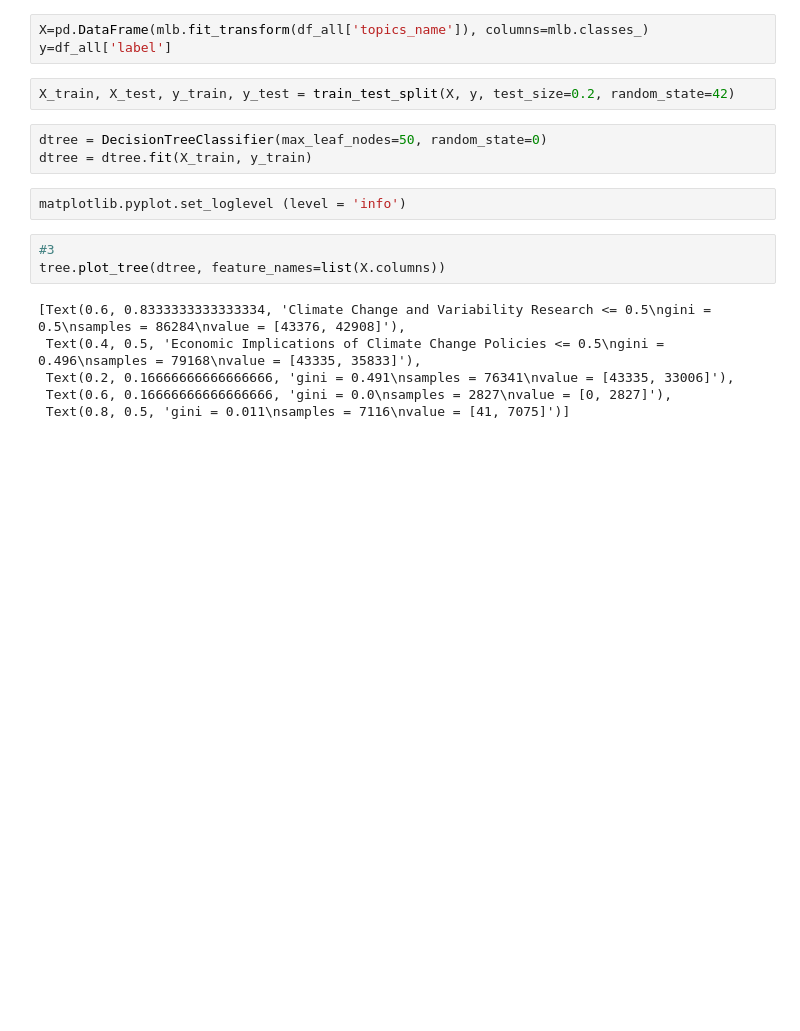
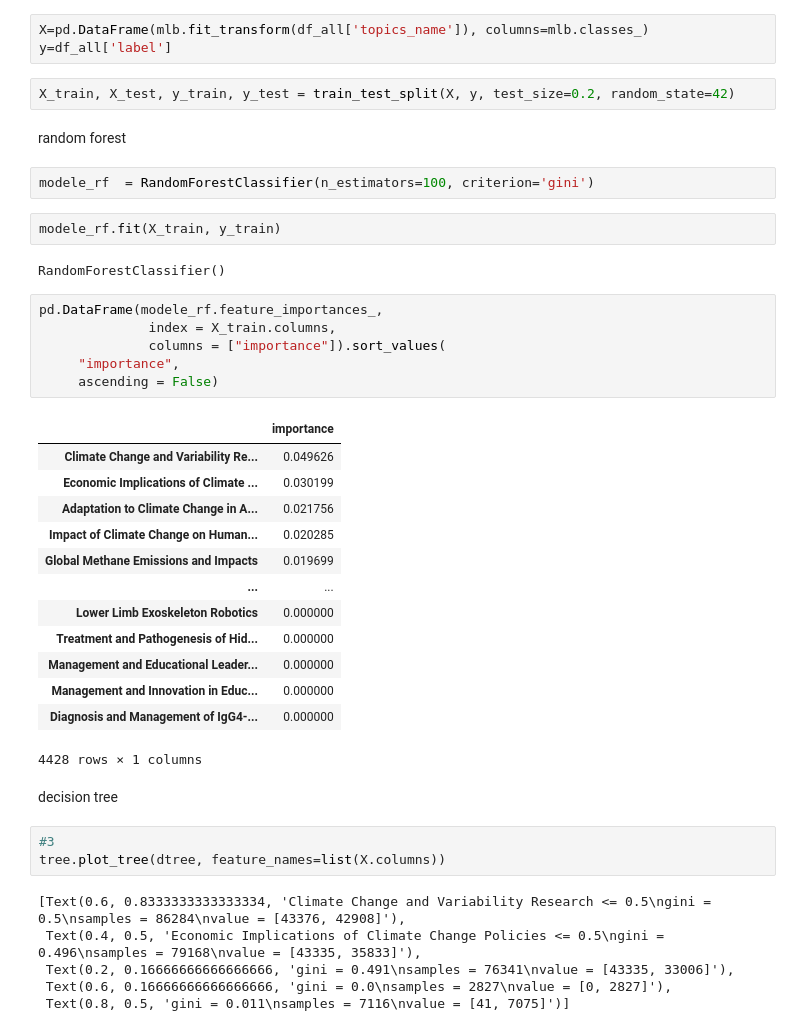
Before and after one commit to dataesr/teds, a Jupyter notebook: notebooks/IPCC_model.ipynb, the cells around one changed output. Saved outputs shown, nothing was run; the diff lists cells and outputs as text; blank space fills up the shorter version.

Commit message:
random forest

```diff
--- a/notebooks/IPCC_model.ipynb
+++ b/notebooks/IPCC_model.ipynb
@@ -154,11 +155,36 @@ X=pd.DataFrame(mlb.fit_transform(df_all['topics_name']), columns=mlb.classes_)
 y=df_all['label']
 # %%
 X_train, X_test, y_train, y_test = train_test_split(X, y, test_size=0.2, random_state=42)
-# %%
-dtree = DecisionTreeClassifier(max_leaf_nodes=50, random_state=0)
-dtree = dtree.fit(X_train, y_train)
-# %%
-matplotlib.pyplot.set_loglevel (level = 'info')
+# %% [markdown]
+random forest
+# %%
+modele_rf  = RandomForestClassifier(n_estimators=100, criterion='gini')
+# %%
+modele_rf.fit(X_train, y_train)
+# %% [output]
+RandomForestClassifier()
+# %%
+pd.DataFrame(modele_rf.feature_importances_,
+              index = X_train.columns,
+              columns = ["importance"]).sort_values(
+     "importance",
+     ascending = False)
+# %% [output]
+|  | importance |
+| Climate Change and Variability Re... | 0.049626 |
+| Economic Implications of Climate ... | 0.030199 |
+| Adaptation to Climate Change in A... | 0.021756 |
+| Impact of Climate Change on Human... | 0.020285 |
+| Global Methane Emissions and Impacts | 0.019699 |
+| ... | ... |
+| Lower Limb Exoskeleton Robotics | 0.000000 |
+| Treatment and Pathogenesis of Hid... | 0.000000 |
+| Management and Educational Leader... | 0.000000 |
+| Management and Innovation in Educ... | 0.000000 |
+| Diagnosis and Management of IgG4-... | 0.000000 |
+4428 rows × 1 columns
+# %% [markdown]
+decision tree
 # %%
 #3
 tree.plot_tree(dtree, feature_names=list(X.columns))
```
Also changed, not shown: parts of 6 cells of this notebook.
